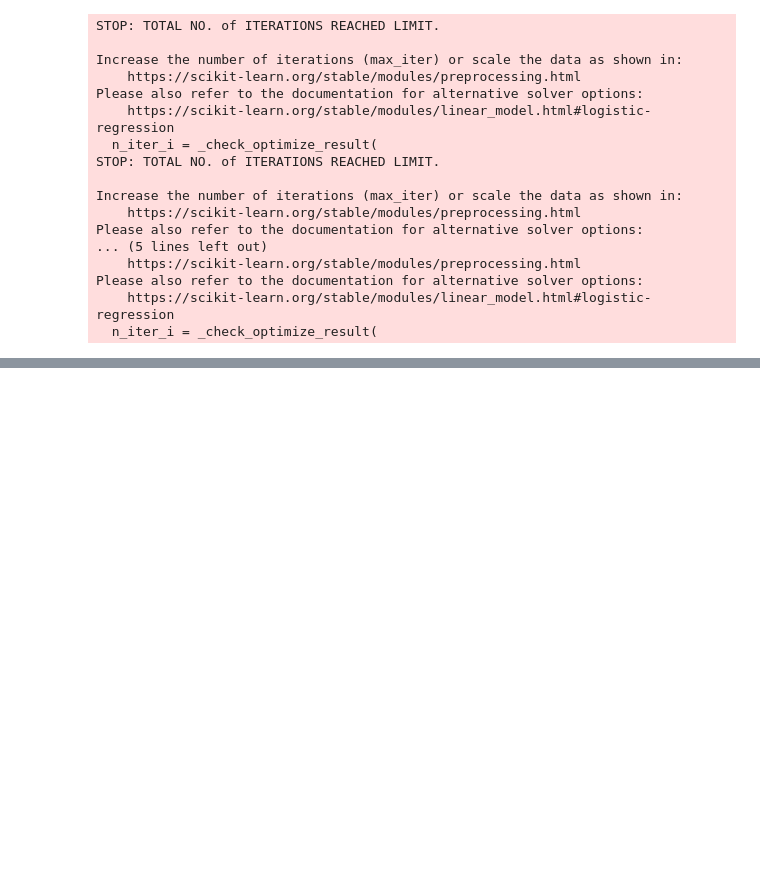
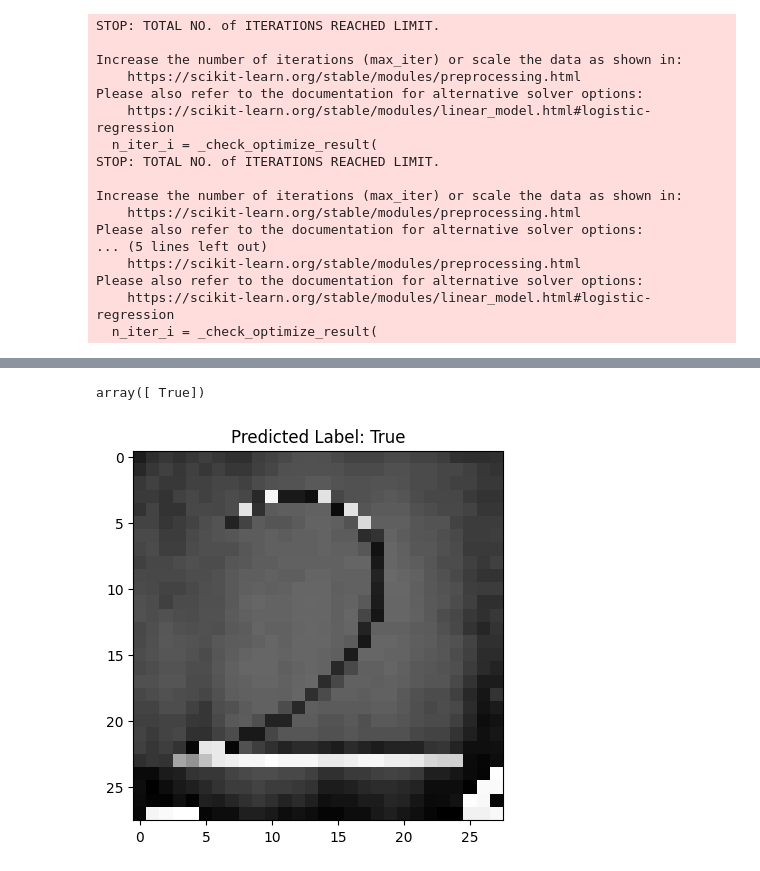
Before and after one commit to SmitM1/Handwritten-Digit-Recognition, a Jupyter notebook: Handwritten_Digit_Recognition.ipynb, the cells around one changed output, grey strips where cells are left out. Cells and saved outputs as stored; diff of their text form; code cells hidden in the pictures; blank space fills up the shorter version.

```diff
--- a/Handwritten_Digit_Recognition.ipynb
+++ b/Handwritten_Digit_Recognition.ipynb
@@ -145,0 +259,2 @@ a.mean()
+# %%
+image = Image.open('/content/New Project.png').convert('L')
@@ -145,0 +265,3 @@ a.mean()
+# %%
+image = np.array(image)
+image
@@ -145,0 +286,3 @@ a.mean()
+# %%
+image = image.reshape(1, -1)
+image
@@ -145,0 +307,3 @@ a.mean()
+# %%
+image = image.astype(np.int8)
+image
@@ -145,0 +328,11 @@ a.mean()
+# %%
+predictions_new = model.predict(image)
+predictions_new
+# %% [output]
+array([ True])
+# %%
+plt.imshow(image.reshape(28, 28), cmap="gray")
+plt.title(f"Predicted Label: {predictions_new[0]}")
+plt.show()
+# %% [output]
+[figure, added]
```
Also changed, not shown: parts of 28 cells of this notebook.
